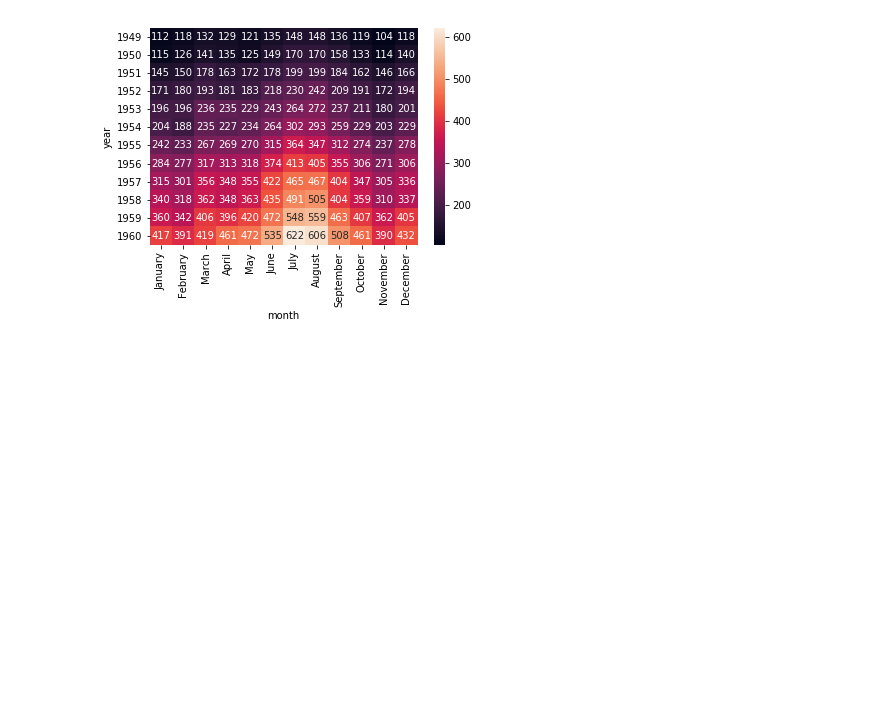
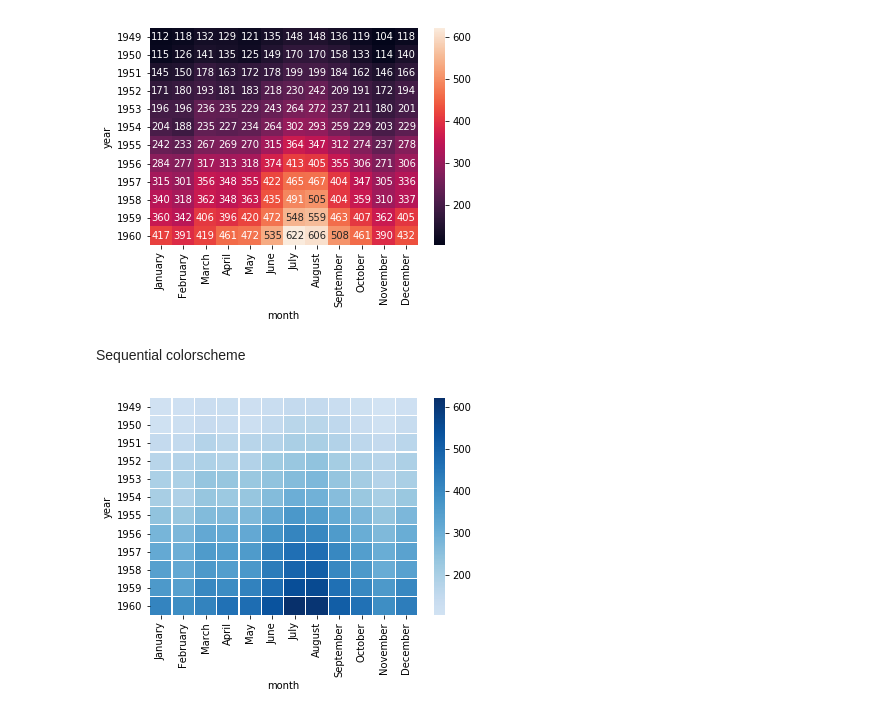
Before and after one commit to PeterDeWeirdt/GPPlotting, a Jupyter notebook: notebooks/heatmaps.ipynb, the cells around one changed output. Drawn from its saved outputs; the diff is of its cells as text; code cells hidden in the pictures; blank space fills up the shorter version.

Commit message:
heatmaps added

```diff
--- a/notebooks/heatmaps.ipynb
+++ b/notebooks/heatmaps.ipynb
@@ -49,3 +49,10 @@ ax = sns.heatmap(flights)
 ax = sns.heatmap(flights, annot=True, fmt = 'd')
 # %% [output]
 [figure]
+# %% [markdown]
+Sequential colorscheme
+# %%
+#Plot with a sequential colorscheme centered at a specific value (x,y)
+ax = sns.heatmap(flights, cmap = 'Blues', center = flights.loc[1954, "July"], linewidths = 0.1)
+# %% [output]
+[figure, added]
```
Also changed, not shown: parts of 6 cells of this notebook.
